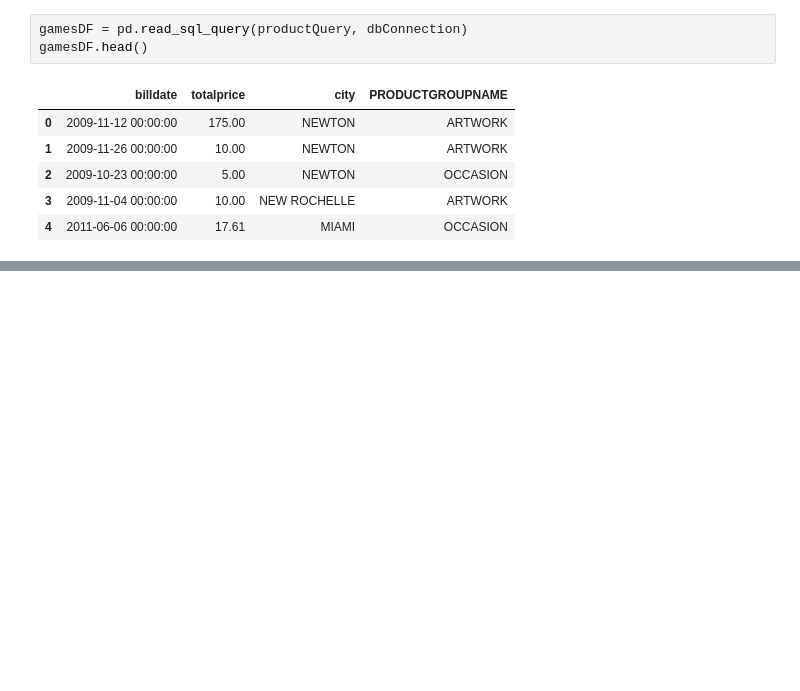
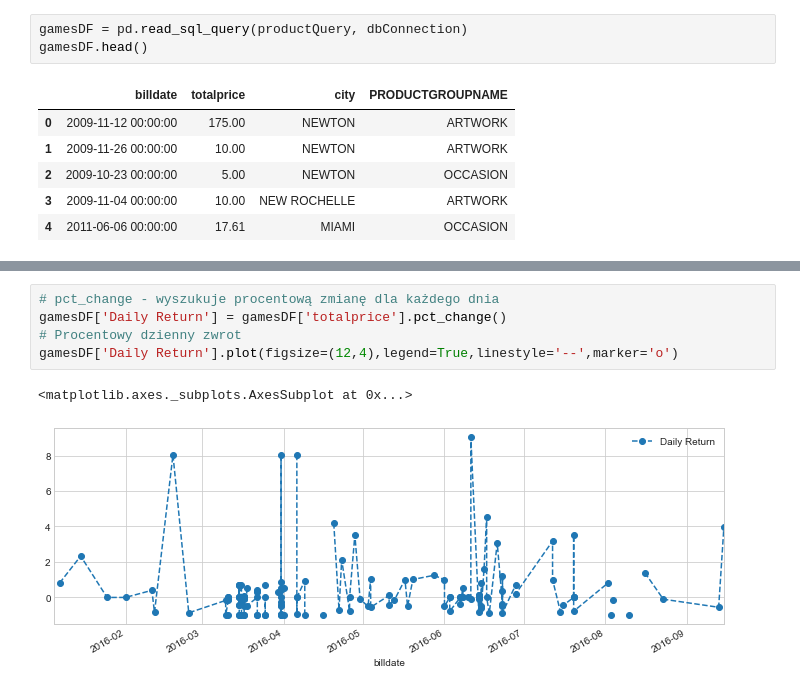
Before and after one commit to MariuszWroc/dataScience, a Jupyter notebook: SQL import.ipynb, the cells around one changed output, grey strips where cells are left out. Saved outputs shown, nothing was run; the diff lists cells and outputs as text; blank space fills up the shorter version.

```diff
--- a/SQL import.ipynb
+++ b/SQL import.ipynb
@@ -189,0 +227,8 @@ gamesDF['totalprice'].plot(legend=True,figsize=(10,4))
+# %%
+# pct_change - wyszukuje procentową zmianę dla każdego dnia
+gamesDF['Daily Return'] = gamesDF['totalprice'].pct_change()
+# Procentowy dzienny zwrot
+gamesDF['Daily Return'].plot(figsize=(12,4),legend=True,linestyle='--',marker='o')
+# %% [output]
+<matplotlib.axes._subplots.AxesSubplot at 0x...>
+[figure, added]
```
Also changed, not shown: parts of 6 cells of this notebook.
